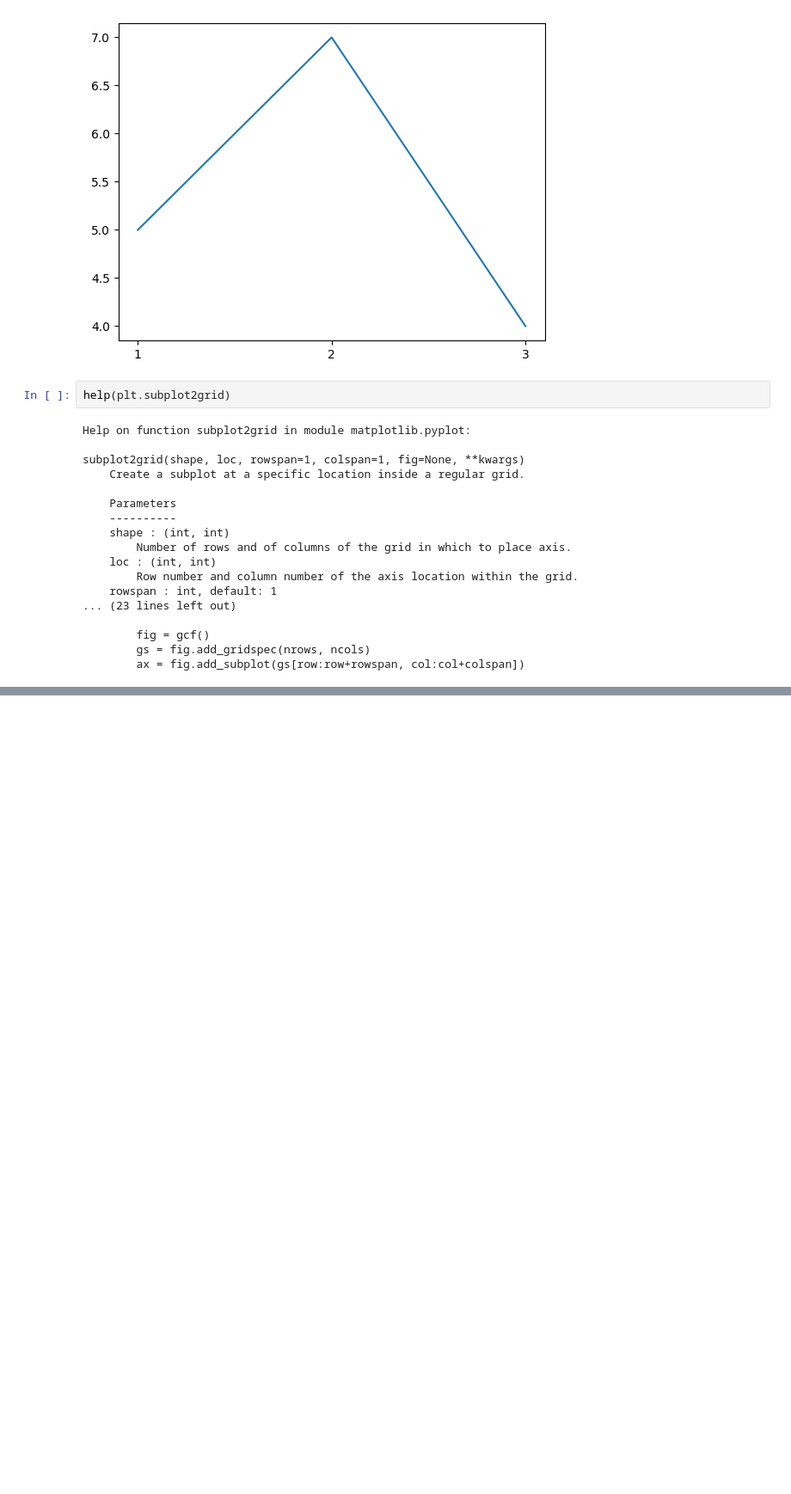
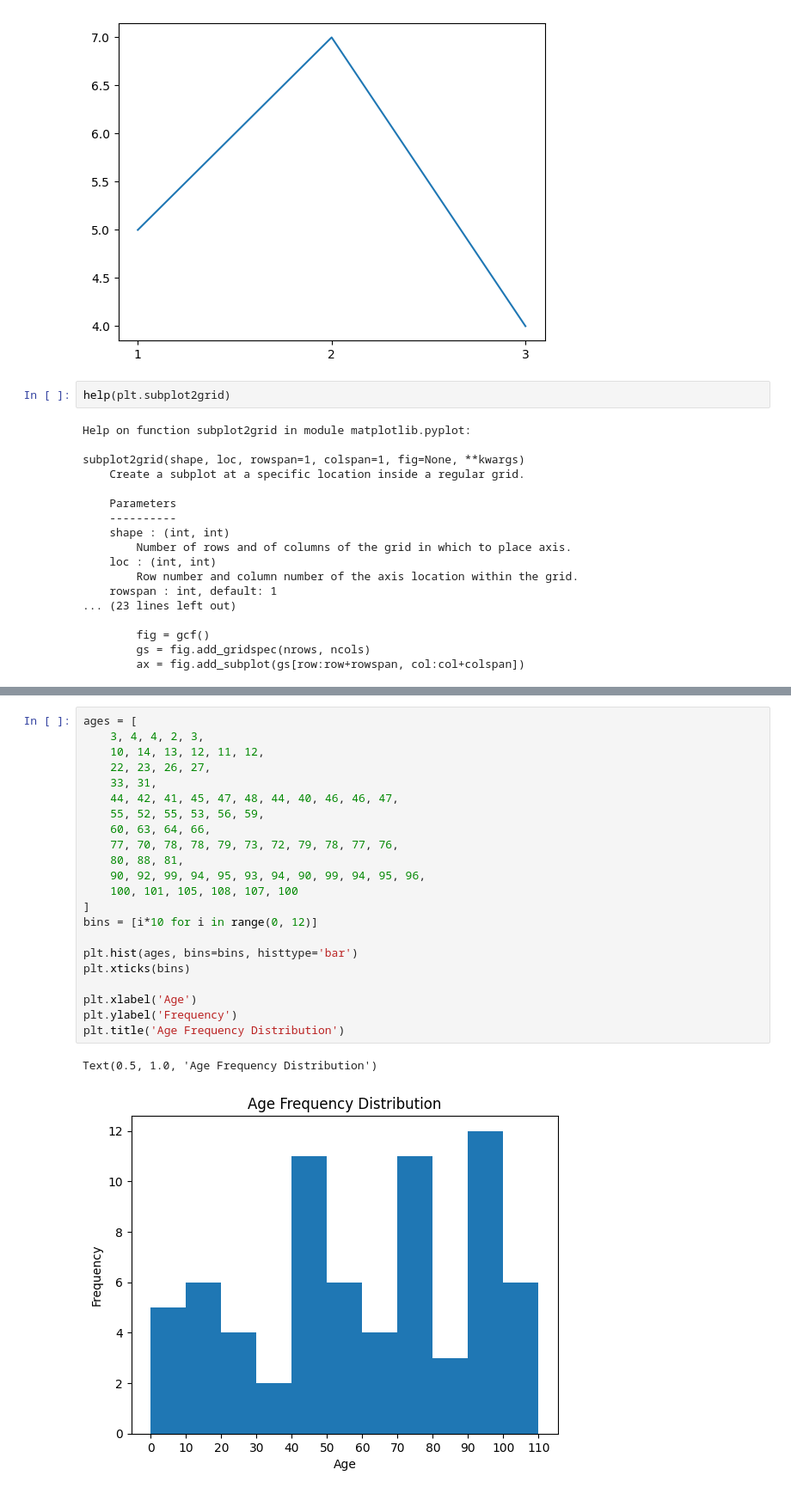
Before and after one commit to TimoSR/AppliedAI, a Jupyter notebook: lecture_4/numpy_and_pandas/numpy_and_pandas/chapter_5_plots/plots.ipynb, the cells around one changed output, grey strips where cells are left out. Shown: that part at 86% size. Saved outputs shown, nothing was run; the diff lists cells and outputs as text; blank space fills up the shorter version.

```diff
--- a/lecture_4/numpy_and_pandas/numpy_and_pandas/chapter_5_plots/plots.ipynb
+++ b/lecture_4/numpy_and_pandas/numpy_and_pandas/chapter_5_plots/plots.ipynb
@@ -39,0 +77,25 @@ subplot2grid(shape, loc, rowspan=1, colspan=1, fig=None, **kwargs)
+# %%
+ages = [
+    3, 4, 4, 2, 3,
+    10, 14, 13, 12, 11, 12,
+    22, 23, 26, 27,
+    33, 31,
+    44, 42, 41, 45, 47, 48, 44, 40, 46, 46, 47,
+    55, 52, 55, 53, 56, 59,
+    60, 63, 64, 66,
+    77, 70, 78, 78, 79, 73, 72, 79, 78, 77, 76,
+    80, 88, 81,
+    90, 92, 99, 94, 95, 93, 94, 90, 99, 94, 95, 96,
+    100, 101, 105, 108, 107, 100
+]
+bins = [i*10 for i in range(0, 12)]
+
+plt.hist(ages, bins=bins, histtype='bar')
+plt.xticks(bins)
+
+plt.xlabel('Age')
+plt.ylabel('Frequency')
+plt.title('Age Frequency Distribution')
+# %% [output]
+Text(0.5, 1.0, 'Age Frequency Distribution')
+[figure, added]
```
Also changed, not shown: parts of 10 cells of this notebook.
